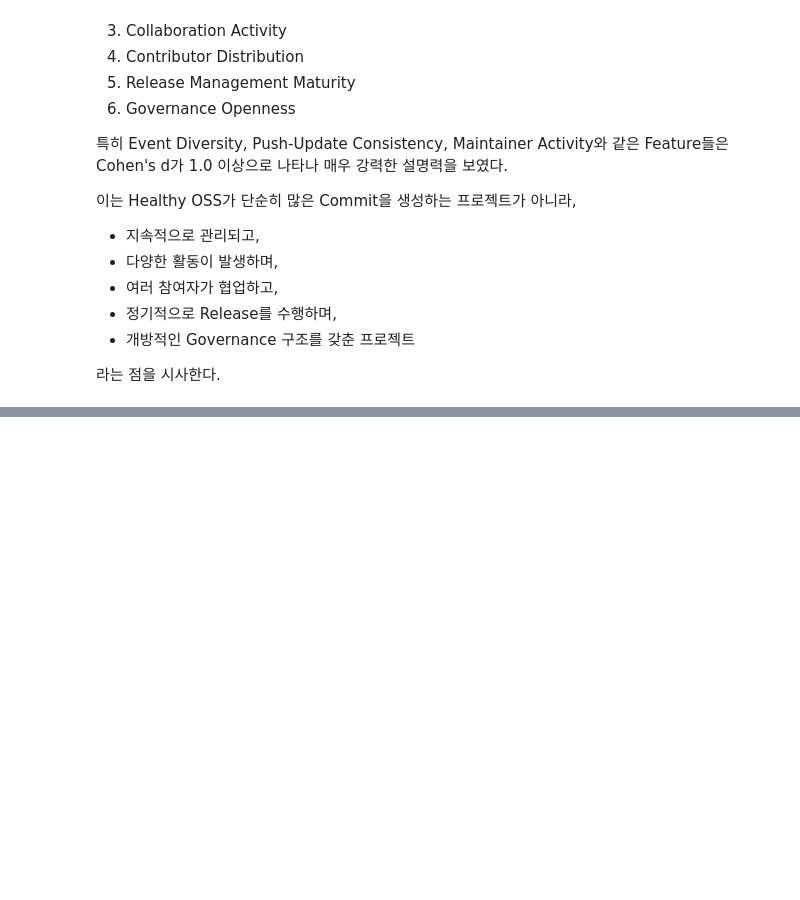
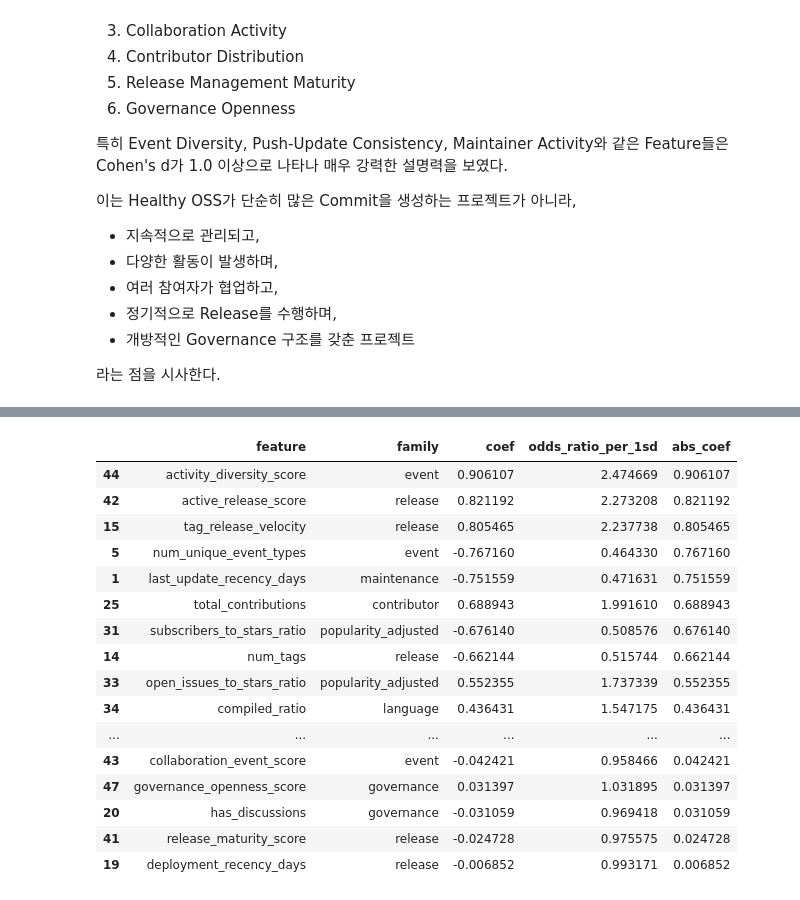
Before and after one commit to OpenSource-2026/oss-health-data, a Jupyter notebook: src/1_FEATURE.ipynb, the cells around one changed output, grey strips where cells are left out. Saved outputs shown, nothing was run; the diff lists cells and outputs as text; code cells hidden in the pictures; blank space fills up the shorter version.

```diff
--- a/src/1_FEATURE.ipynb
+++ b/src/1_FEATURE.ipynb
@@ -3007,0 +3053,23 @@ Healthy Repository는
+# %%
+linear_result.sort_values(
+    "abs_coef",
+    ascending=False
+).head(50)
+# %% [output]
+|  | feature | family | coef | odds_ratio_per_1sd | abs_coef |
+| 44 | activity_diversity_score | event | 0.906107 | 2.474669 | 0.906107 |
+| 42 | active_release_score | release | 0.821192 | 2.273208 | 0.821192 |
+| 15 | tag_release_velocity | release | 0.805465 | 2.237738 | 0.805465 |
+| 5 | num_unique_event_types | event | -0.767160 | 0.464330 | 0.767160 |
+| 1 | last_update_recency_days | maintenance | -0.751559 | 0.471631 | 0.751559 |
+| 25 | total_contributions | contributor | 0.688943 | 1.991610 | 0.688943 |
+| 31 | subscribers_to_stars_ratio | popularity_adjusted | -0.676140 | 0.508576 | 0.676140 |
+| 14 | num_tags | release | -0.662144 | 0.515744 | 0.662144 |
+| 33 | open_issues_to_stars_ratio | popularity_adjusted | 0.552355 | 1.737339 | 0.552355 |
+| 34 | compiled_ratio | language | 0.436431 | 1.547175 | 0.436431 |
+| ... | ... | ... | ... | ... | ... |
+| 43 | collaboration_event_score | event | -0.042421 | 0.958466 | 0.042421 |
+| 47 | governance_openness_score | governance | 0.031397 | 1.031895 | 0.031397 |
+| 20 | has_discussions | governance | -0.031059 | 0.969418 | 0.031059 |
+| 41 | release_maturity_score | release | -0.024728 | 0.975575 | 0.024728 |
+| 19 | deployment_recency_days | release | -0.006852 | 0.993171 | 0.006852 |
```
Also changed, not shown: parts of 9 cells of this notebook.
